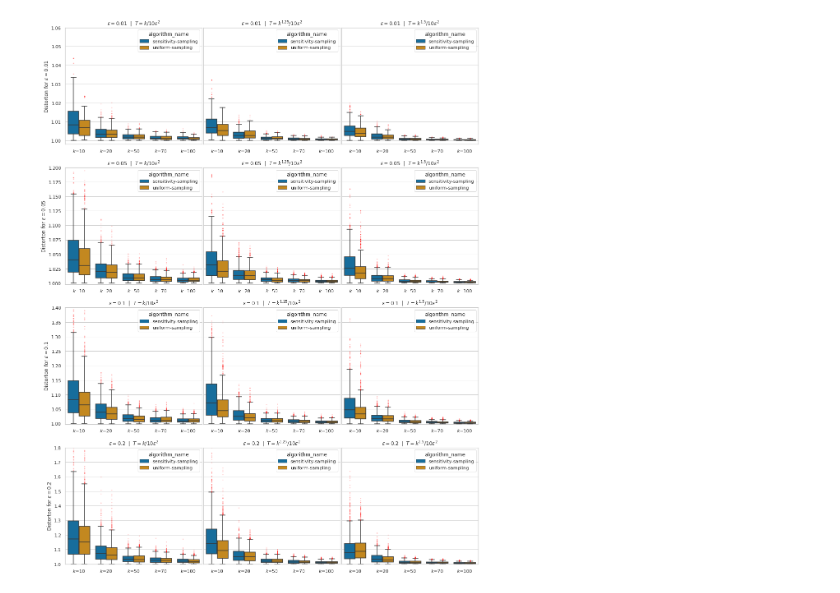
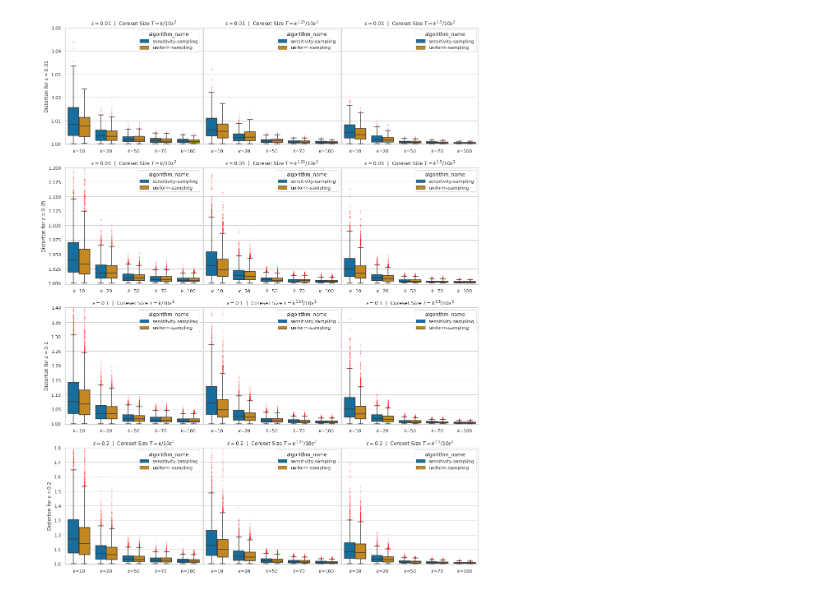
Before and after one commit to sheikhomar/yace, a Jupyter notebook: notebooks/10-results-instance-2.ipynb, the cells around one changed output. Cells and saved outputs as stored; diff of their text form; code cells hidden in the pictures.

Commit message:
Final results for adv instance.

```diff
--- a/notebooks/10-results-instance-2.ipynb
+++ b/notebooks/10-results-instance-2.ipynb
@@ -105,34 +108,34 @@ fig, axes = plt.subplots(nrows=n_rows, ncols=n_cols, sharey=False, figsize=(18,
 outlier_points_props = dict(
     markerfacecolor='None',
     markersize=1,
     marker='o',
     markeredgecolor=plt_colors.colorConverter.to_rgba('red', alpha=.3),
 )
 
 for i, epsilon in enumerate(epsilons):
     for j, coreset_exp in enumerate(coreset_exps):
         ax = axes[i,j] # axes[i,j]
         f1 = df_raw_results["coreset_exp"] == coreset_exp
         f2 = df_raw_results["epsilon"] == epsilon
         f3 = df_raw_results["algorithm_name"].isin(["uniform-sampling", "sensitivity-sampling"])
         df_filtered = df_raw_results[f1 & f2 & f3].copy()
         df_filtered.sort_values(by=["k", "algorithm_name"], inplace=True)
         sns.boxplot(
             data=df_filtered, x="k_formatted", y="distortion", hue="algorithm_name", palette=algorithm_colors,
             flierprops=outlier_points_props,
             ax=ax
         )
-        ax.set_ylim(bottom=0.998, top={0.1: 1.4, 0.2:1.8, 0.05: 1.2, 0.01: 1.06}[epsilon])
+        ax.set_ylim({0.2: [0.997, 1.8], 0.1: [0.998, 1.4], 0.05: [0.998, 1.2], 0.01: [0.9998, 1.05]}[epsilon])
         coreset_k_val = f"k^{{{coreset_exp}}}" if coreset_exp > 1 else "k"
-        ax.set_title(f"$\\epsilon={epsilon}$  |  $T = {coreset_k_val} / 10 \\epsilon^2 $")
+        ax.set_title(f"$\\epsilon={epsilon}$  |  Coreset Size $T = {coreset_k_val} / 10 \\epsilon^2 $")
         ax.set_ylabel(f"Distorton for $\\epsilon={epsilon}$")
         ax.set_xlabel("")
         if j > 0:
             ax.set_ylabel("")
             ax.set_yticklabels([])
         if i == 0:
             ax.set_xlabel("")
 fig.subplots_adjust(wspace=0.01)
-# fig.savefig(f"plots-boxplot-distortions-instance-2-.pdf", )
+fig.savefig(f"plots-boxplot-distortions-instance-2.pdf", bbox_inches="tight")
 # %% [output]
-[figure, old version]
+[figure, new version]
```
Also changed, not shown: parts of 5 cells of this notebook, 2 other files.
